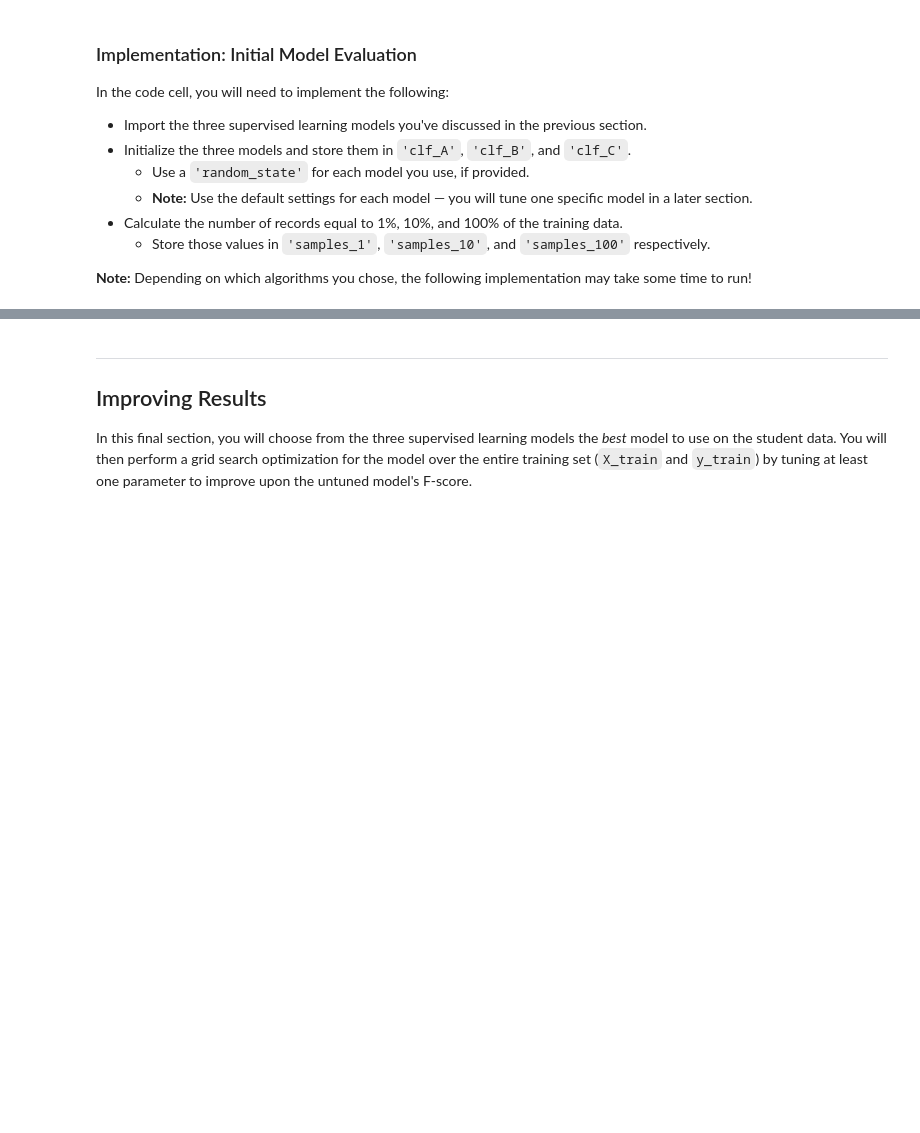
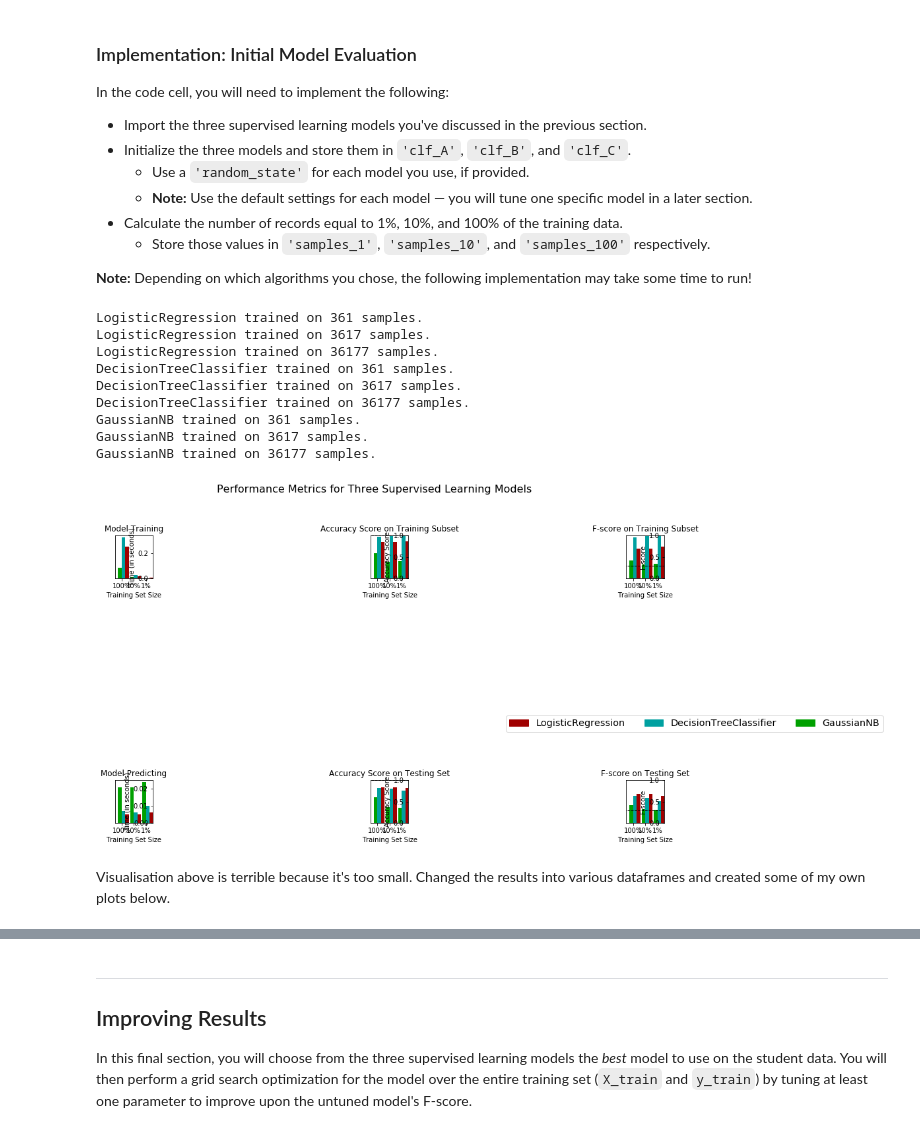
Before and after one commit to SThornewillvE/Udacity-DataScience-Nanodegree, a Jupyter notebook: 01_supervised-models_project/finding_donors.ipynb, the cells around one changed output, grey strips where cells are left out. Cells and saved outputs as stored; diff of their text form; code cells hidden in the pictures; blank space fills up the shorter version.

```diff
--- a/01_supervised-models_project/finding_donors.ipynb
+++ b/01_supervised-models_project/finding_donors.ipynb
@@ -369,29 +396,44 @@ In the code cell, you will need to implement the following:
 
 **Note:** Depending on which algorithms you chose, the following implementation may take some time to run!
 # %%
-# TODO: Import the three supervised learning models from sklearn
+# Import the three supervised learning models from sklearn
+from sklearn.linear_model import LogisticRegression
+from sklearn.tree import DecisionTreeClassifier
+from sklearn.naive_bayes import GaussianNB
 
-# TODO: Initialize the three models
-clf_A = None
-clf_B = None
-clf_C = None
+# Initialize the three models
+clf_A = LogisticRegression()
+clf_B = DecisionTreeClassifier()
+clf_C = GaussianNB()
 
-# TODO: Calculate the number of samples for 1%, 10%, and 100% of the training data
-# HINT: samples_100 is the entire training set i.e. len(y_train)
+# Calculate the number of samples for 1%, 10%, and 100% of the training data
 # HINT: samples_10 is 10% of samples_100 (ensure to set the count of the values to be `int` and not `float`)
 # HINT: samples_1 is 1% of samples_100 (ensure to set the count of the values to be `int` and not `float`)
-samples_100 = None
-samples_10 = None
-samples_1 = None
+samples_100 = len(y_train)
+samples_10 = int((samples_100*10)/100)
+samples_1 = int((samples_100)/100)
 
 # Collect results on the learners
 results = {}
 for clf in [clf_A, clf_B, clf_C]:
     clf_name = clf.__class__.__name__
     results[clf_name] = {}
     for i, samples in enumerate([samples_1, samples_10, samples_100]):
         results[clf_name][i] = \
         train_predict(clf, samples, X_train, y_train, X_test, y_test)
 
 # Run metrics visualization for the three supervised learning models chosen
 vs.evaluate(results, accuracy, fscore)
+# %% [output]
+LogisticRegression trained on 361 samples.
+LogisticRegression trained on 3617 samples.
+LogisticRegression trained on 36177 samples.
+DecisionTreeClassifier trained on 361 samples.
+DecisionTreeClassifier trained on 3617 samples.
+DecisionTreeClassifier trained on 36177 samples.
+GaussianNB trained on 361 samples.
+GaussianNB trained on 3617 samples.
+GaussianNB trained on 36177 samples.
+[figure, added]
+# %% [markdown]
+Visualisation above is terrible because it's too small. Changed the results into various dataframes and created some of my own plots below.
```
Also changed, not shown: parts of 30 cells of this notebook, 1 other file.
